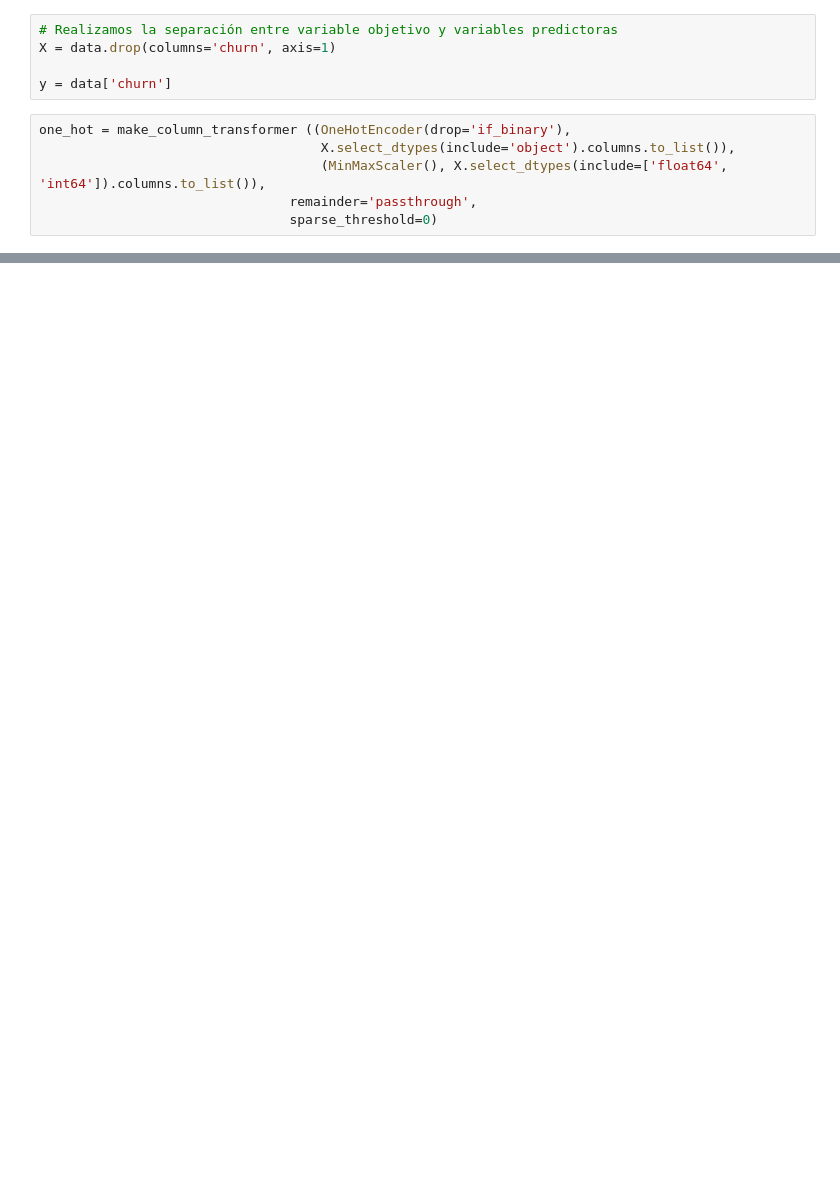
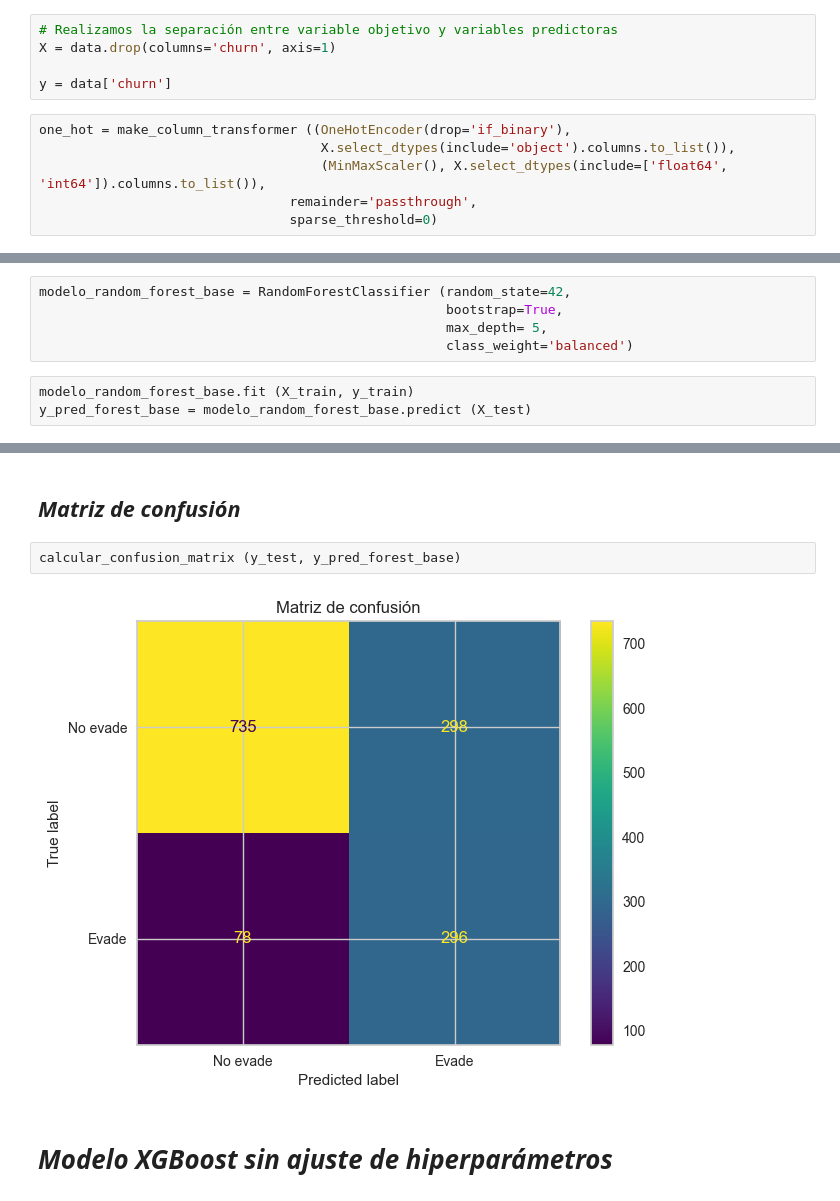
Before and after one commit to Jeremytroc/Evasion-de-clientes-Telecom-X, a Jupyter notebook: Telecom_X.ipynb, the cells around one changed output, grey strips where cells are left out. Drawn from its saved outputs; the diff is of its cells as text; blank space fills up the shorter version.

```diff
--- a/Telecom_X.ipynb
+++ b/Telecom_X.ipynb
@@ -180,0 +225,8 @@ print (X.shape)
+# %%
+modelo_random_forest_base = RandomForestClassifier (random_state=42,
+                                                    bootstrap=True,
+                                                    max_depth= 5,
+                                                    class_weight='balanced')
+# %%
+modelo_random_forest_base.fit (X_train, y_train)
+y_pred_forest_base = modelo_random_forest_base.predict (X_test)
@@ -180,0 +242,8 @@ print (X.shape)
+# %% [markdown]
+## *Matriz de confusión*
+# %%
+calcular_confusion_matrix (y_test, y_pred_forest_base)
+# %% [output]
+[figure, added]
+# %% [markdown]
+# *Modelo XGBoost sin ajuste de hiperparámetros*
```
Also changed, not shown: parts of 58 cells of this notebook, 2 other files.
